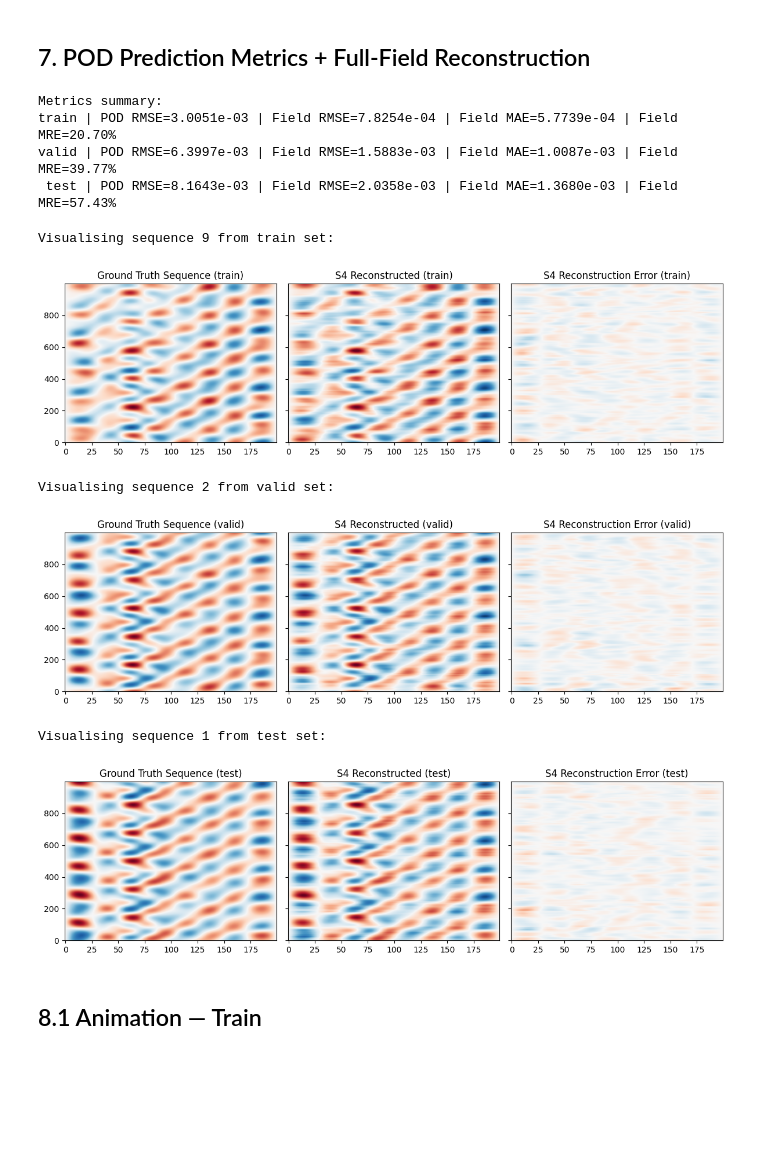
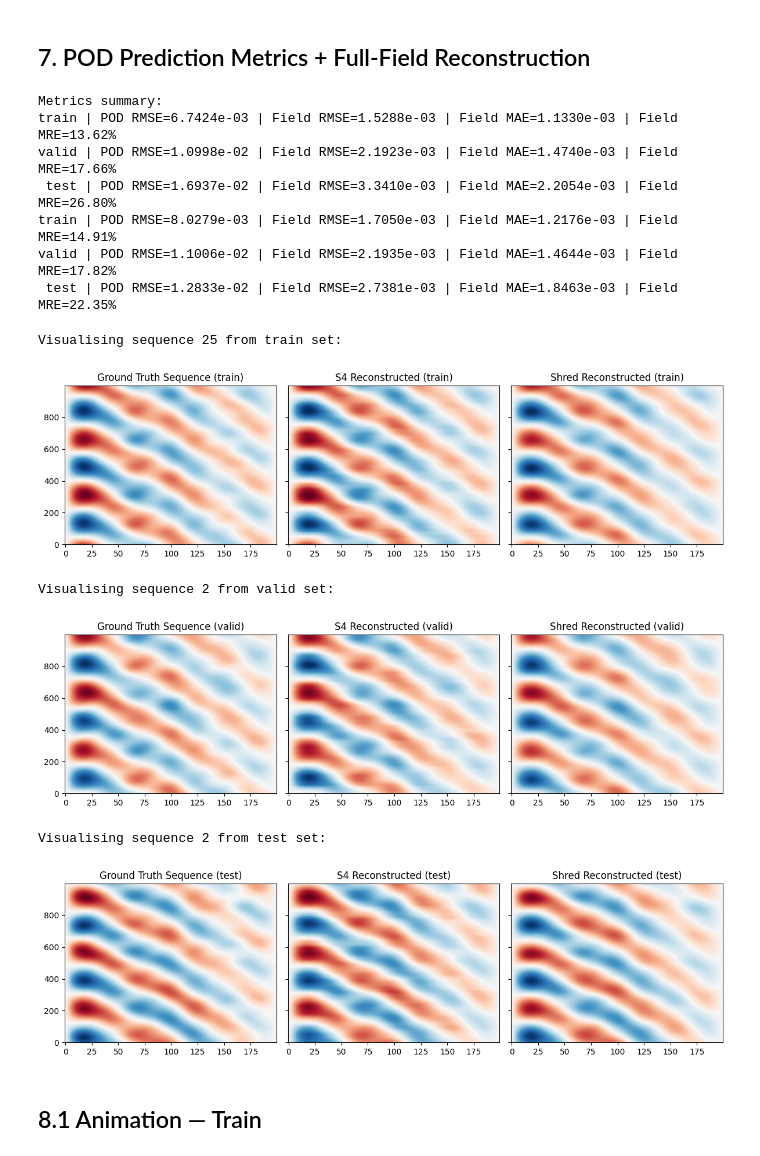
Before and after one commit to MarksandNTNU/NCD-ROM-PI, a Jupyter notebook: notebooks/viv_s4_all_datasets.ipynb, the cells around one changed output. Cells and saved outputs as stored; diff of their text form; code cells hidden in the pictures; blank space fills up the shorter version.

```diff
--- a/notebooks/viv_s4_all_datasets.ipynb
+++ b/notebooks/viv_s4_all_datasets.ipynb
@@ -39,7 +39,7 @@ if len(csv_files) == 0:
 # Load ALL files without any spatial stride
 stride = 1
 fields, names = [], []
-for fp in csv_files[1:2][::2]:
+for fp in csv_files[0:1][::2]:
     raw = pd.read_csv(fp).to_numpy()[:,::stride]          # shape: [T, Nx_raw]
     field = raw.T.astype(np.float32)          # shape: [T, Nx]
     fields.append(field)
@@ -400,8 +474,8 @@ def reconstruct_field(y_modes):
     return (y_modes.reshape(-1, n_modes) @ Phi.T).reshape(
         y_modes.shape[0], y_modes.shape[1], Nx) + train_mean
 
-def compute_split_metrics(split_name, X_sc, Y_modes_true, Y_full_true):
-    Y_modes_pred = predict_modes(s4_model, X_sc)
+def compute_split_metrics(split_name, X_sc, Y_modes_true, Y_full_true, model ):
+    Y_modes_pred = predict_modes(model, X_sc)
     Y_full_pred  = reconstruct_field(Y_modes_pred)
 
     rmse_modes = np.sqrt(np.mean((Y_modes_pred - Y_modes_true) ** 2))
@@ -421,12 +495,16 @@ def compute_split_metrics(split_name, X_sc, Y_modes_true, Y_full_true):
         'Y_full_pred':  Y_full_pred,
     }
 
-train_res = compute_split_metrics('train', X_train_sc, Y_train_modes, Y_train_full)
-valid_res = compute_split_metrics('valid', X_valid_sc, Y_valid_modes, Y_valid_full)
-test_res  = compute_split_metrics('test',  X_test_sc,  Y_test_modes,  Y_test_full)
+train_res_s4 = compute_split_metrics('train', X_train_sc, Y_train_modes, Y_train_full, s4_model)
+valid_res_s4 = compute_split_metrics('valid', X_valid_sc, Y_valid_modes, Y_valid_full, s4_model)
+test_res_s4  = compute_split_metrics('test',  X_test_sc,  Y_test_modes,  Y_test_full, s4_model)
+
+train_res_shred = compute_split_metrics('train', X_train_sc, Y_train_modes, Y_train_full, shred_model)
+valid_res_shred = compute_split_metrics('valid', X_valid_sc, Y_valid_modes, Y_valid_full, shred_model)
+test_res_shred  = compute_split_metrics('test',  X_test_sc,  Y_test_modes,  Y_test_full, shred_model)
 
 print('Metrics summary:')
-for r in [train_res, valid_res, test_res]:
+for r in [train_res_s4, valid_res_s4, test_res_s4, train_res_shred, valid_res_shred, test_res_shred]:
     print(
         f"{r['split']:>5} | "
         f"POD RMSE={r['rmse_modes']:.4e} | "
@@ -435,17 +513,27 @@ for r in [train_res, valid_res, test_res]:
         f"Field MRE={r['mre_field_pct']:.2f}%"
     )
 
-Y_pred_modes_train = train_res['Y_modes_pred']; Y_true_modes_train = Y_train_modes
-Y_pred_field_train = train_res['Y_full_pred'];  Y_true_field_train = Y_train_full
-Y_pred_modes_valid = valid_res['Y_modes_pred']; Y_true_modes_valid = Y_valid_modes
-Y_pred_field_valid = valid_res['Y_full_pred'];  Y_true_field_valid = Y_valid_full
-Y_pred_modes_test  = test_res['Y_modes_pred'];  Y_true_modes_test  = Y_test_modes
-Y_pred_field_test  = test_res['Y_full_pred'];   Y_true_field_test  = Y_test_full
+Y_pred_modes_train_s4 = train_res_s4['Y_modes_pred']; Y_true_modes_train = Y_train_modes
+Y_pred_field_train_s4 = train_res_s4['Y_full_pred'];  Y_true_field_train = Y_train_full
+Y_pred_modes_valid_s4 = valid_res_s4['Y_modes_pred']; Y_true_modes_valid = Y_valid_modes
+Y_pred_field_valid_s4 = valid_res_s4['Y_full_pred'];  Y_true_field_valid = Y_valid_full
+Y_pred_modes_test_s4  = test_res_s4['Y_modes_pred'];  Y_true_modes_test  = Y_test_modes
+Y_pred_field_test_s4  = test_res_s4['Y_full_pred'];   Y_true_field_test  = Y_test_full
+
+Y_pred_modes_train_shred = train_res_shred['Y_modes_pred']; Y_true_modes_train = Y_train_modes
+Y_pred_field_train_shred = train_res_shred['Y_full_pred'];  Y_true_field_train = Y_train_full
+Y_pred_modes_valid_shred = valid_res_shred['Y_modes_pred']; Y_true_modes_valid = Y_valid_modes
+Y_pred_field_valid_shred = valid_res_shred['Y_full_pred'];  Y_true_field_valid = Y_valid_full
+Y_pred_modes_test_shred  = test_res_shred['Y_modes_pred'];  Y_true_modes_test  = Y_test_modes
+Y_pred_field_test_shred  = test_res_shred['Y_full_pred'];   Y_true_field_test  = Y_test_full
 # %% [output]
 Metrics summary:
-train | POD RMSE=3.0051e-03 | Field RMSE=7.8254e-04 | Field MAE=5.7739e-04 | Field MRE=20.70%
-valid | POD RMSE=6.3997e-03 | Field RMSE=1.5883e-03 | Field MAE=1.0087e-03 | Field MRE=39.77%
- test | POD RMSE=8.1643e-03 | Field RMSE=2.0358e-03 | Field MAE=1.3680e-03 | Field MRE=57.43%
+train | POD RMSE=6.7424e-03 | Field RMSE=1.5288e-03 | Field MAE=1.1330e-03 | Field MRE=13.62%
+valid | POD RMSE=1.0998e-02 | Field RMSE=2.1923e-03 | Field MAE=1.4740e-03 | Field MRE=17.66%
+ test | POD RMSE=1.6937e-02 | Field RMSE=3.3410e-03 | Field MAE=2.2054e-03 | Field MRE=26.80%
+train | POD RMSE=8.0279e-03 | Field RMSE=1.7050e-03 | Field MAE=1.2176e-03 | Field MRE=14.91%
+valid | POD RMSE=1.1006e-02 | Field RMSE=2.1935e-03 | Field MAE=1.4644e-03 | Field MRE=17.82%
+ test | POD RMSE=1.2833e-02 | Field RMSE=2.7381e-03 | Field MAE=1.8463e-03 | Field MRE=22.35%
 # %%
 
 seq_i = np.random.randint(0, min(len(Y_true_field_train), len(Y_true_field_train)))
@@ -454,16 +542,16 @@ fig, axes = plt.subplots(1, 3, figsize=(12, 3.5), sharex=True, sharey=True)
 v = np.max(np.abs(Y_true_field_train[seq_i]))
 axes[0].imshow(Y_true_field_train[seq_i], aspect='auto', cmap='RdBu_r', origin='lower', vmin=-v, vmax=v)
 axes[0].set_title('Ground Truth Sequence (train)')
-axes[1].imshow(Y_pred_field_train[seq_i], aspect='auto', cmap='RdBu_r', origin='lower', vmin=-v, vmax=v)
+axes[1].imshow(Y_pred_field_train_s4[seq_i], aspect='auto', cmap='RdBu_r', origin='lower', vmin=-v, vmax=v)
 axes[1].set_title('S4 Reconstructed (train)')
-axes[2].imshow(Y_pred_field_train[seq_i] - Y_true_field_train[seq_i], aspect='auto', cmap='RdBu_r', origin='lower', vmin=-v, vmax=v)
-axes[2].set_title('S4 Reconstruction Error (train)')
+axes[2].imshow(Y_pred_field_train_shred[seq_i], aspect='auto', cmap='RdBu_r', origin='lower', vmin=-v, vmax=v)
+axes[2].set_title('Shred Reconstructed (train)')
 
 plt.tight_layout()
 plt.show()
 # %% [output]
-Visualising sequence 9 from train set:
+Visualising sequence 25 from train set:
-[figure, old version]
+[figure, new version]
 # %%
 
 seq_i = np.random.randint(0, min(len(Y_true_field_valid), len(Y_true_field_valid)))
@@ -472,34 +560,34 @@ fig, axes = plt.subplots(1, 3, figsize=(12, 3.5), sharex=True, sharey=True)
 v = np.max(np.abs(Y_true_field_valid[seq_i]))
 axes[0].imshow(Y_true_field_valid[seq_i], aspect='auto', cmap='RdBu_r', origin='lower', vmin=-v, vmax=v)
 axes[0].set_title('Ground Truth Sequence (valid)')
-axes[1].imshow(Y_pred_field_valid[seq_i], aspect='auto', cmap='RdBu_r', origin='lower', vmin=-v, vmax=v)
+axes[1].imshow(Y_pred_field_valid_s4[seq_i], aspect='auto', cmap='RdBu_r', origin='lower', vmin=-v, vmax=v)
 axes[1].set_title('S4 Reconstructed (valid)')
-axes[2].imshow(Y_pred_field_valid[seq_i] - Y_true_field_valid[seq_i], aspect='auto', cmap='RdBu_r', origin='lower', vmin=-v, vmax=v)
-axes[2].set_title('S4 Reconstruction Error (valid)')
+axes[2].imshow(Y_pred_field_valid_shred[seq_i], aspect='auto', cmap='RdBu_r', origin='lower', vmin=-v, vmax=v)
+axes[2].set_title('Shred Reconstructed (valid)')
 
 plt.tight_layout()
 plt.show()
 # %% [output]
 Visualising sequence 2 from valid set:
-[figure, old version]
+[figure, new version]
 # %%
 
-seq_i = np.random.randint(0, min(len(Y_true_field_test), len(Y_true_field_valid)))
+seq_i = np.random.randint(0, min(len(Y_true_field_test), len(Y_true_field_test)))
 print(f'\nVisualising sequence {seq_i} from test set:')
 fig, axes = plt.subplots(1, 3, figsize=(12, 3.5), sharex=True, sharey=True)
 v = np.max(np.abs(Y_true_field_test[seq_i]))
 axes[0].imshow(Y_true_field_test[seq_i], aspect='auto', cmap='RdBu_r', origin='lower', vmin=-v, vmax=v)
 axes[0].set_title('Ground Truth Sequence (test)')
-axes[1].imshow(Y_pred_field_test[seq_i], aspect='auto', cmap='RdBu_r', origin='lower', vmin=-v, vmax=v)
+axes[1].imshow(Y_pred_field_test_s4[seq_i], aspect='auto', cmap='RdBu_r', origin='lower', vmin=-v, vmax=v)
 axes[1].set_title('S4 Reconstructed (test)')
-axes[2].imshow(Y_pred_field_test[seq_i] - Y_true_field_test[seq_i], aspect='auto', cmap='RdBu_r', origin='lower', vmin=-v, vmax=v)
-axes[2].set_title('S4 Reconstruction Error (test)')
+axes[2].imshow(Y_pred_field_test_shred[seq_i], aspect='auto', cmap='RdBu_r', origin='lower', vmin=-v, vmax=v)
+axes[2].set_title('Shred Reconstructed (test)')
 
 plt.tight_layout()
 plt.show()
 # %% [output]
-Visualising sequence 1 from test set:
+Visualising sequence 2 from test set:
-[figure, old version]
+[figure, new version]
 # %% [markdown]
 ## 8.1 Animation — Train
 # %%
```
Also changed, not shown: parts of 11 cells of this notebook, 1 other file.
